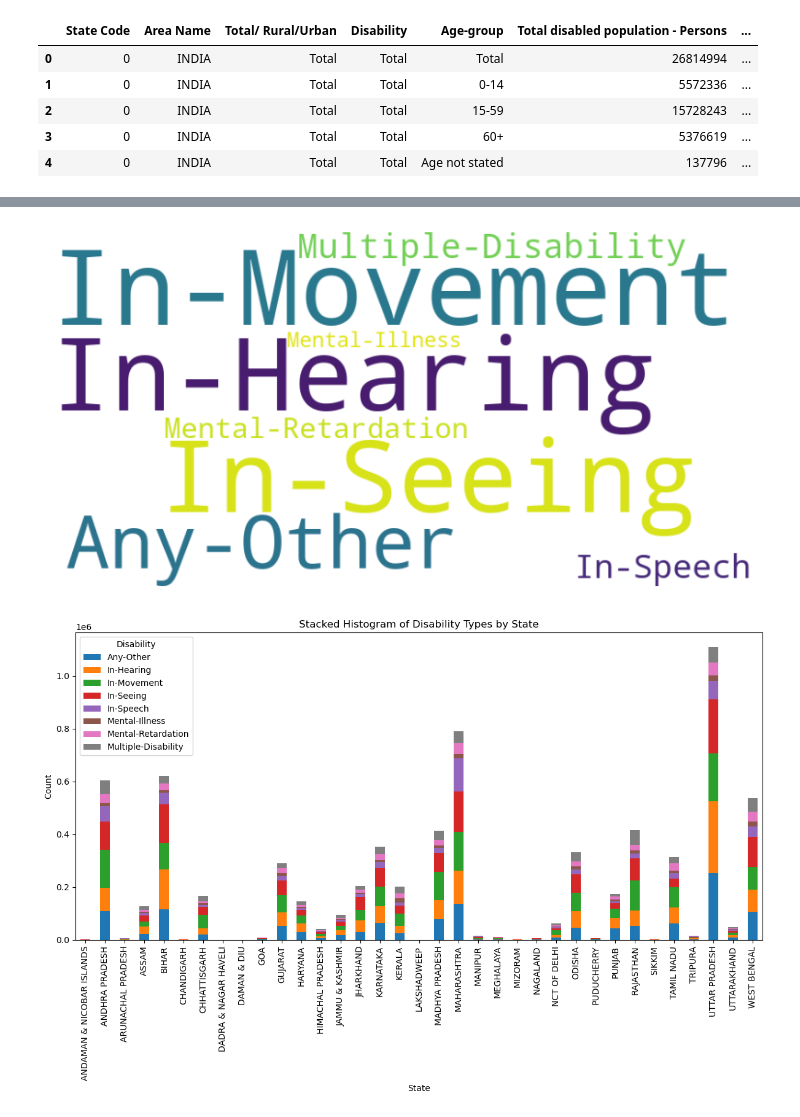
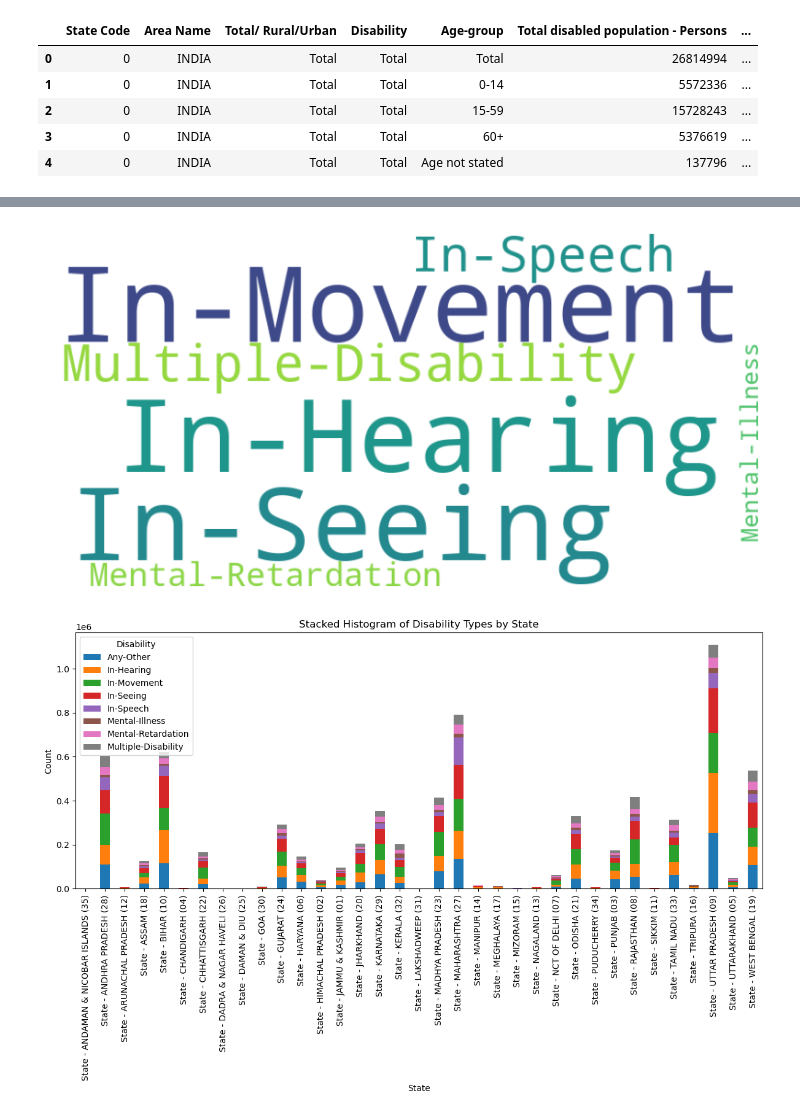
Before and after one commit to shiyaamsunder/bda, a Jupyter notebook: individual_work/shiyaam/wordcloud.ipynb, the cells around one changed output, grey strips where cells are left out. Saved outputs shown, nothing was run; the diff lists cells and outputs as text; code cells hidden in the pictures.

```diff
--- a/individual_work/shiyaam/wordcloud.ipynb
+++ b/individual_work/shiyaam/wordcloud.ipynb
@@ -9,7 +9,7 @@ from wordcloud import WordCloud
 import matplotlib.pyplot as plt
 %matplotlib inline
 # %%
-df_a = pd.read_csv("../datasets/1_india_disability.csv")
+df_a = pd.read_csv("../../src/datasets/1_india_disability.csv")
 
 df_a.head()
 # %% [output]
@@ -63,4 +63,4 @@ plt.imshow(wordcloud, interpolation='bilinear')
 plt.axis('off')
 plt.show()
 # %% [output]
-[figure, old version]
+[figure, new version]
@@ -88,21 +67,21 @@ grouped_by_state = df.groupby('Area Name')
 # %%
 import matplotlib.pyplot as plt
 import pandas as pd
 
 # Assuming your data is in a DataFrame named 'df'
 
-filtered_data = df[(df['Disability'] != 'Total') & (df['Area Name'] != 'INDIA')]
+filtered_data = df_a[(df_a['Disability'] != 'Total') & (df_a['Area Name'] != 'INDIA')]
 # Pivot the data to have Disability_Type as columns and State as index with Count as values
 pivot_data = filtered_data.pivot_table(index='Area Name', columns='Disability', values='Total disabled population - Persons', fill_value=0)
 
 # Plotting a stacked histogram
 pivot_data.plot(kind='bar', stacked=True, figsize=(12, 8))
 plt.title('Stacked Histogram of Disability Types by State')
 plt.xlabel('State')
 plt.ylabel('Count')
 plt.legend(title='Disability')
 plt.tight_layout()
 plt.show()
 # %% [output]
-[figure, old version]
+[figure, new version]
 # %%
```
Also changed, not shown: parts of 7 cells of this notebook, 5 other files.
